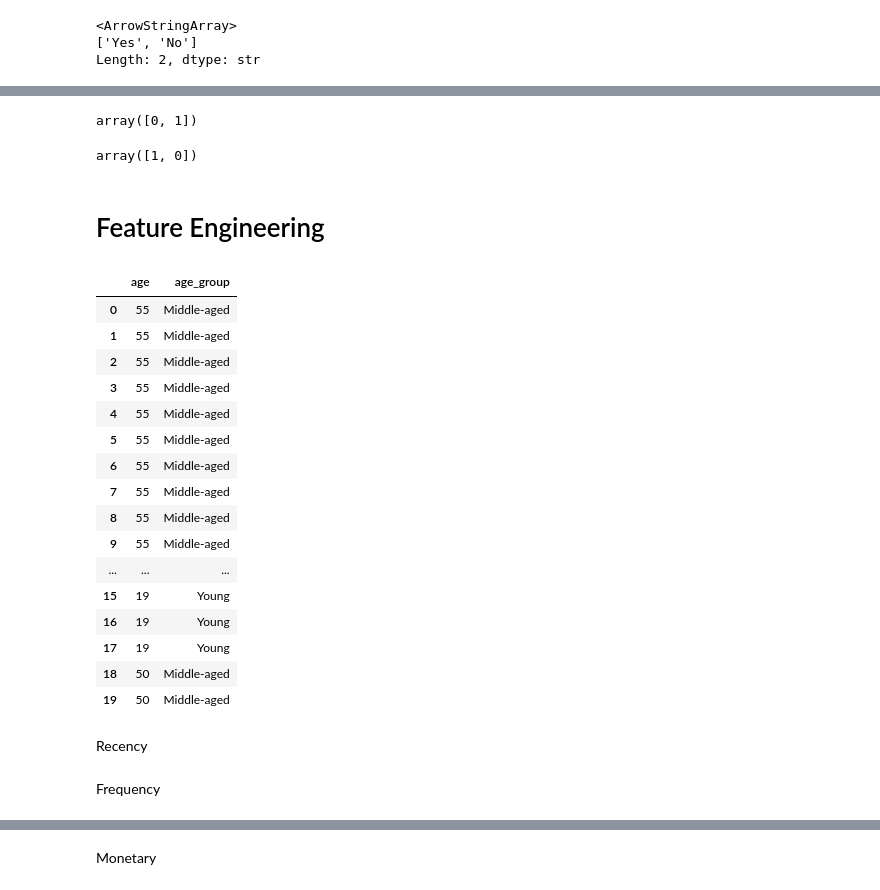
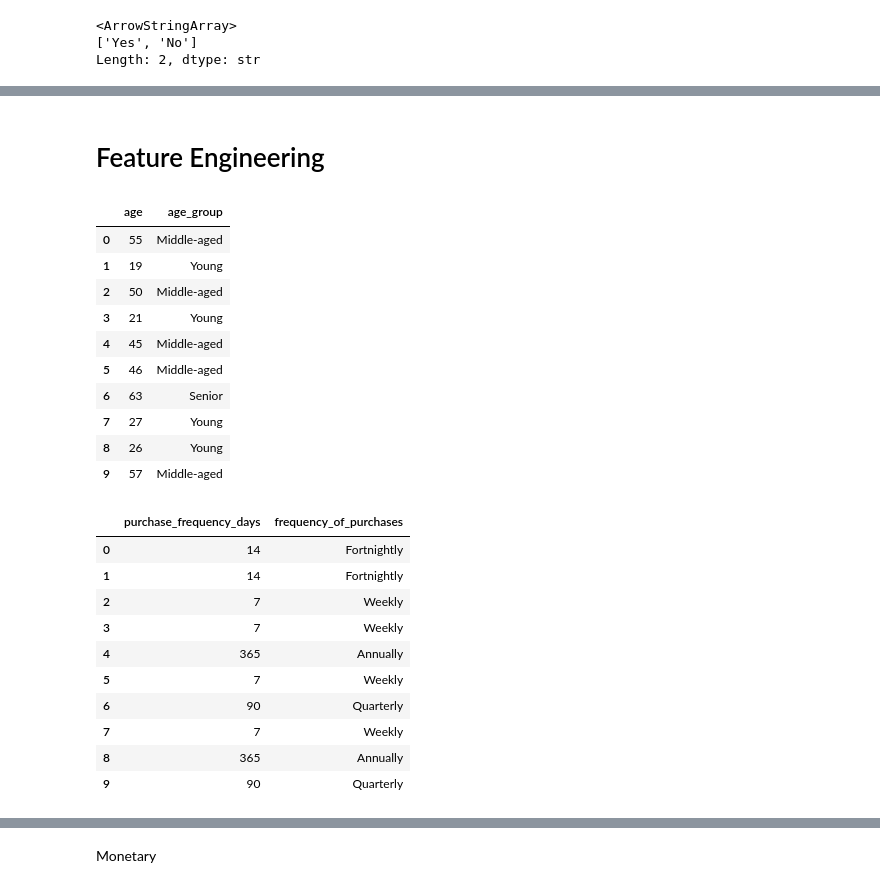
Before and after one commit to paraneankita-jpg/Customer_Intelligence_Pipeline, a Jupyter notebook: ETL_.ipynb, the cells around one changed output, grey strips where cells are left out. Cells and saved outputs as stored; diff of their text form; code cells hidden in the pictures.

```diff
--- a/ETL_.ipynb
+++ b/ETL_.ipynb
@@ -80,3 +97,7 @@ df.columns = df.columns.str.lower().str.replace(" ", "_")
+# %%
+df.columns = df.columns.str.lower()
+df.columns = df.columns.str.replace(' ','_')
+df = df.rename(columns={'purchase_amount_(usd)':'purchase_amount'})
 # %%
 df.columns
 # %% [output]
@@ -88,18 +109 @@ Index(['customer_id', 'age', 'gender', 'item_purchased', 'category',
       dtype='str')
-# %%
-df["review_rating"] = (
-    df["review_rating"]
-    .astype(str)
-    .str.replace(",", ".", regex=False)
-    .astype(float))
-# %%
-df["purchase_date"] = pd.to_datetime(
-    df["purchase_date"],
-    format="%d.%m.%Y")
-# %%
-df["purchase_amount"] = (df["purchase_amount_(usd)"]
-    .astype(str)
-    .str.replace(",", ".", regex=False)
-    .astype(float))
-
-df.drop(columns=["purchase_amount_(usd)"], inplace=True)
@@ -156,11 +142,3 @@ array([0, 1])
-# %%
-df["weekend"].unique()
-# %% [output]
-array([0, 1])
-# %%
-df["churn"].unique()
-# %% [output]
-array([1, 0])
 # %% [markdown]
 # Feature Engineering
 # %%
@@ -169,24 +147,16 @@ array([1, 0])
 labels=['Young', 'Adult','Middle-aged', 'Senior']
 df['age_group'] = pd.qcut(df['age'], q=4,labels=labels)
 # %%
-df[['age', 'age_group']].head(20)
+df[['age', 'age_group']].head(10)
 # %% [output]
 |  | age | age_group |
 | 0 | 55 | Middle-aged |
-| 1 | 55 | Middle-aged |
-| 2 | 55 | Middle-aged |
-| 3 | 55 | Middle-aged |
-| 4 | 55 | Middle-aged |
-| 5 | 55 | Middle-aged |
-| 6 | 55 | Middle-aged |
-| 7 | 55 | Middle-aged |
-| 8 | 55 | Middle-aged |
-| 9 | 55 | Middle-aged |
-| ... | ... | ... |
-| 15 | 19 | Young |
-| 16 | 19 | Young |
-| 17 | 19 | Young |
-| 18 | 50 | Middle-aged |
-| 19 | 50 | Middle-aged |
+| 1 | 19 | Young |
+| 2 | 50 | Middle-aged |
+| 3 | 21 | Young |
+| 4 | 45 | Middle-aged |
+| 5 | 46 | Middle-aged |
+| 6 | 63 | Senior |
+| 7 | 27 | Young |
+| 8 | 26 | Young |
+| 9 | 57 | Middle-aged |
-# %% [markdown]
-Recency
@@ -201,2 +162,0 @@ df["recency"] = (
-# %% [markdown]
-Frequency
@@ -206,0 +177,14 @@ df["frequency"] = (
+# %%
+df[['purchase_frequency_days','frequency_of_purchases']].head(10)
+# %% [output]
+|  | purchase_frequency_days | frequency_of_purchases |
+| 0 | 14 | Fortnightly |
+| 1 | 14 | Fortnightly |
+| 2 | 7 | Weekly |
+| 3 | 7 | Weekly |
+| 4 | 365 | Annually |
+| 5 | 7 | Weekly |
+| 6 | 90 | Quarterly |
+| 7 | 7 | Weekly |
+| 8 | 365 | Annually |
+| 9 | 90 | Quarterly |
```
Also changed, not shown: parts of 27 cells of this notebook, 1 other file.
